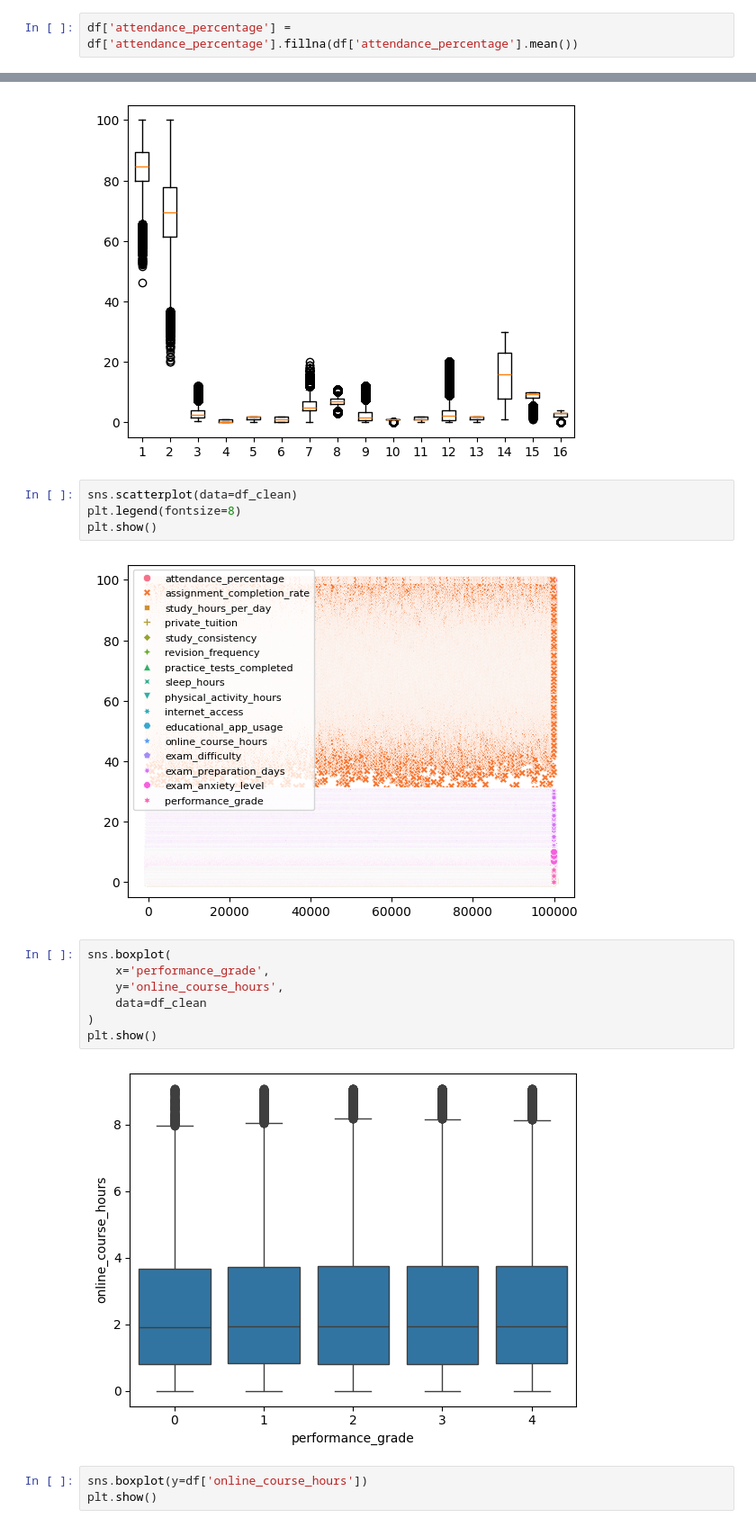
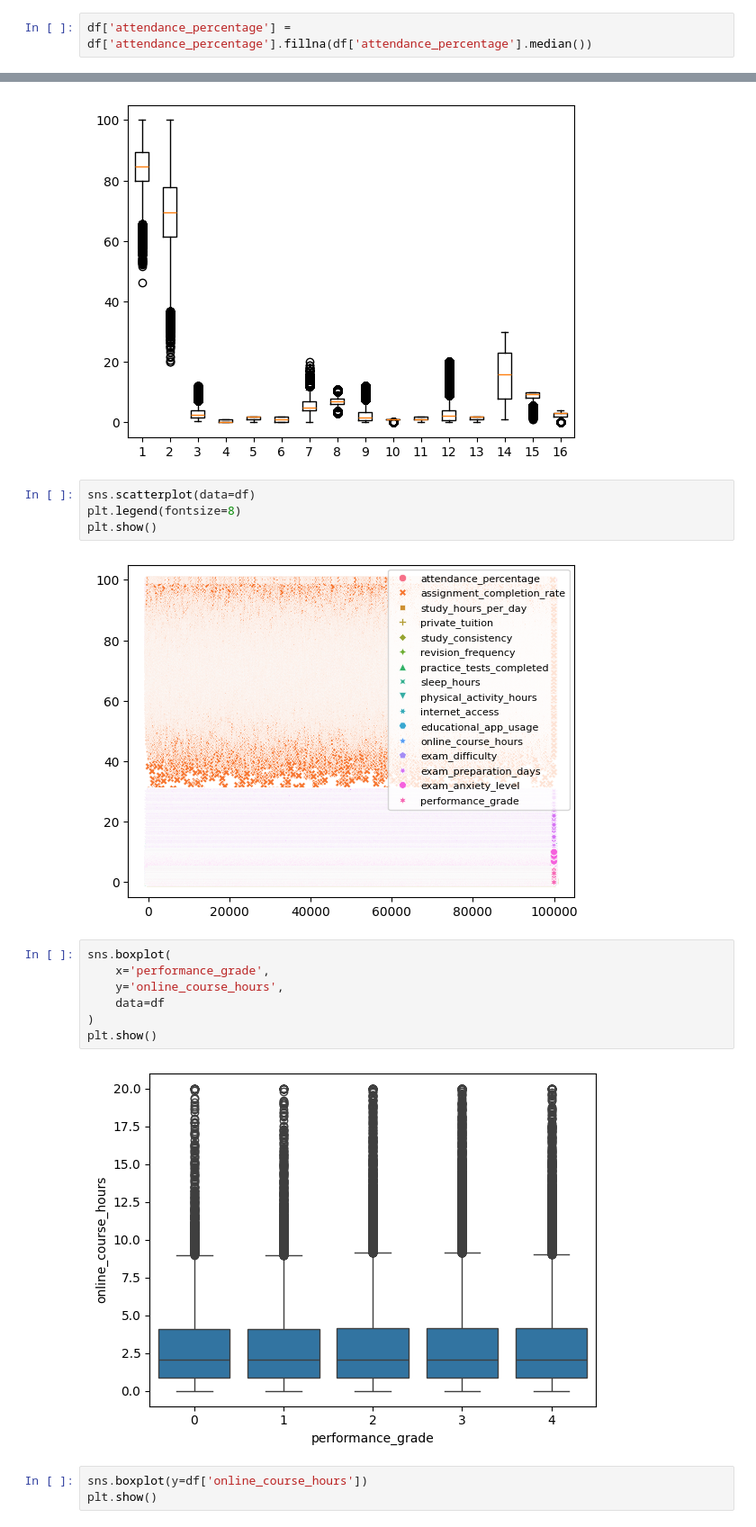
Before and after one commit to agentshanz/StudentGradePredictModel, a Jupyter notebook: StudentGradePredictModel.ipynb, the cells around one changed output, grey strips where cells are left out. Shown at 90% size. Cells and saved outputs as stored; diff of their text form.

```diff
--- a/StudentGradePredictModel.ipynb
+++ b/StudentGradePredictModel.ipynb
@@ -107,5 +120,5 @@ dtype: float64
 # %%
-df['attendance_percentage'] = df['attendance_percentage'].fillna(df['attendance_percentage'].mean())
+df['attendance_percentage'] = df['attendance_percentage'].fillna(df['attendance_percentage'].median())
 # %%
 df.isna().sum()
 # %% [output]
@@ -228,20 +244,20 @@ plt.show()
 # %% [output]
 [figure]
 # %%
-sns.scatterplot(data=df_clean)
+sns.scatterplot(data=df)
 plt.legend(fontsize=8)
 plt.show()
 # %% [output]
-[figure, old version]
+[figure, new version]
 # %%
 sns.boxplot(
     x='performance_grade',
     y='online_course_hours',
-    data=df_clean
+    data=df
 )
 plt.show()
 # %% [output]
-[figure, old version]
+[figure, new version]
 # %%
 sns.boxplot(y=df['online_course_hours'])
 plt.show()
```
Also changed, not shown: parts of 19 cells of this notebook.
